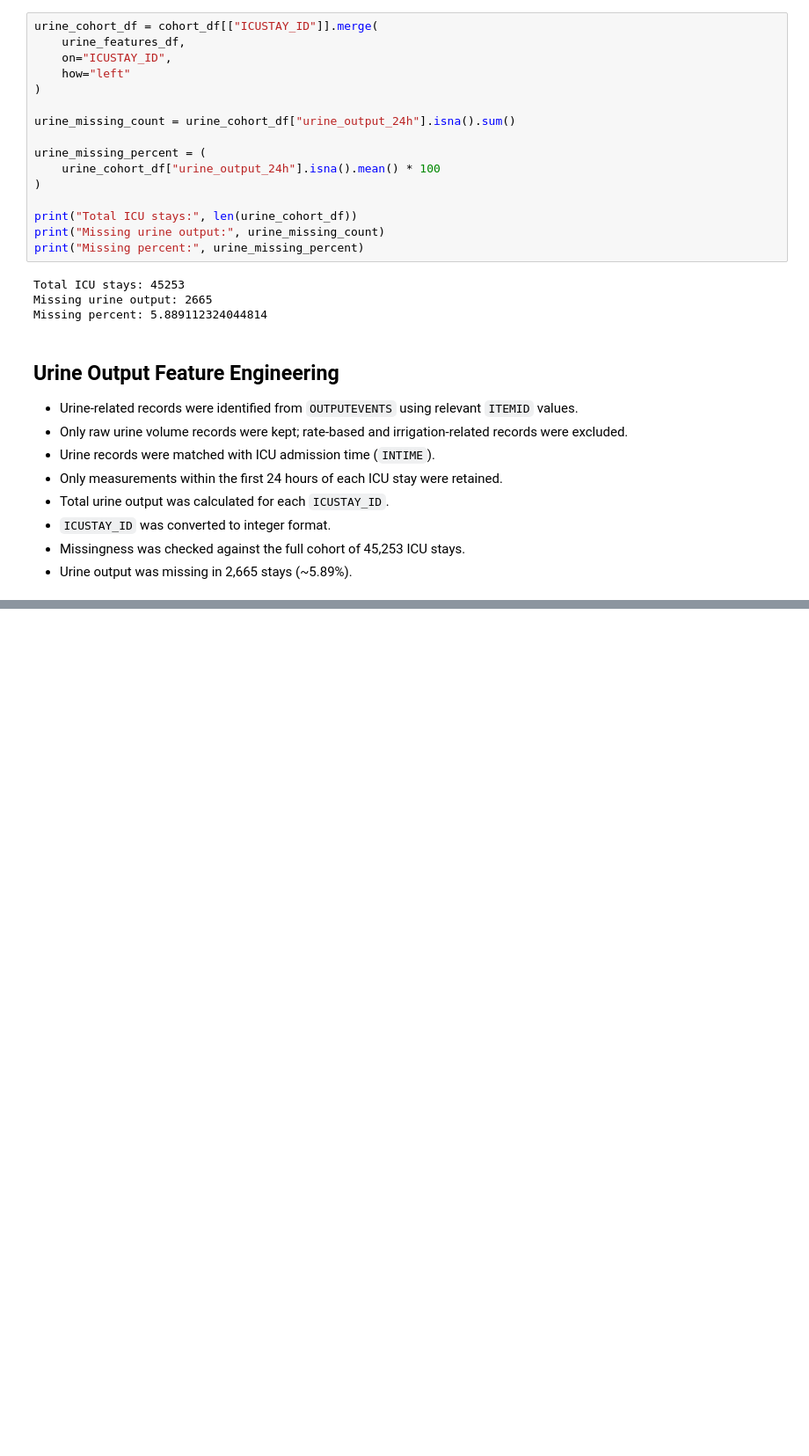
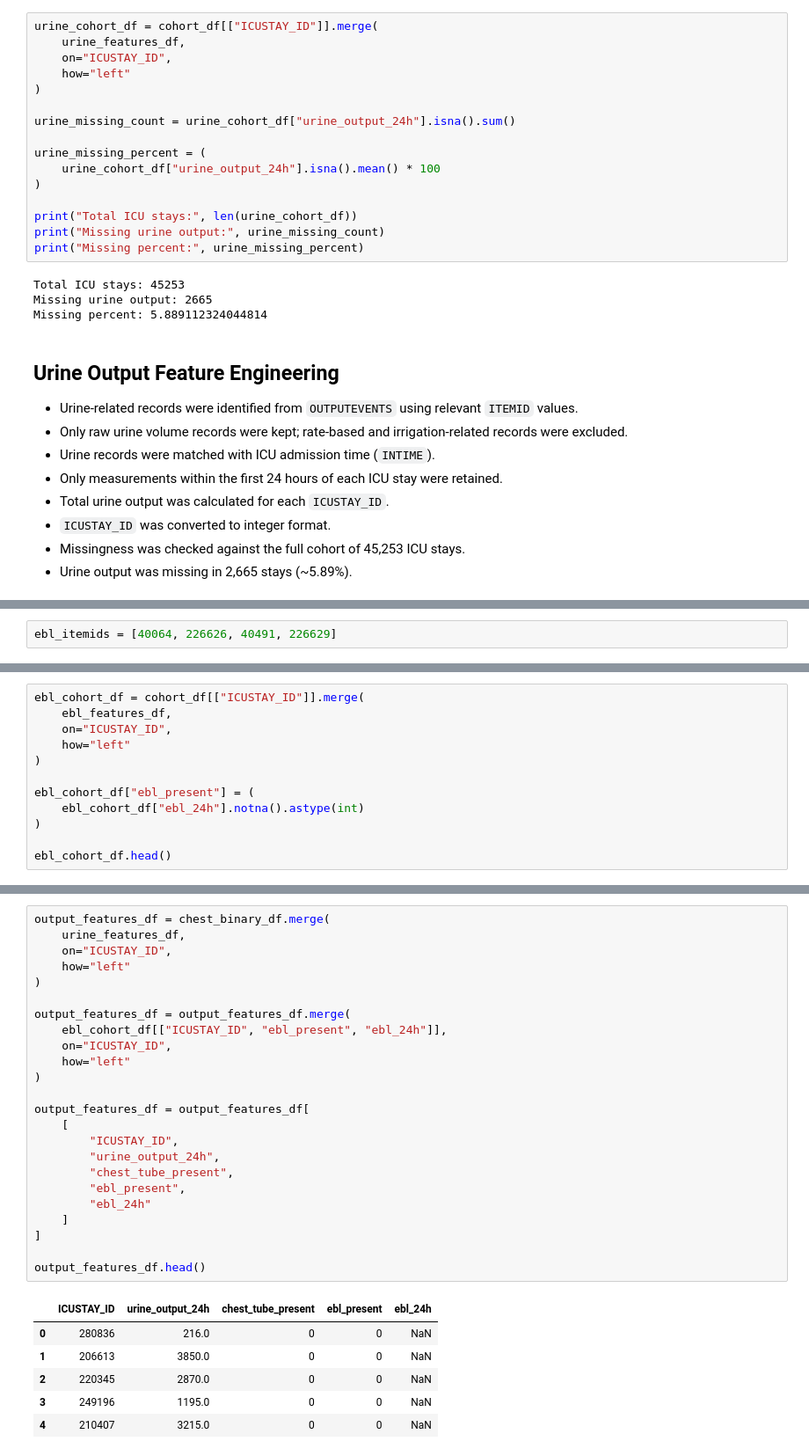
Before and after one commit to sengulozaydin/icu-risk-prediction, a Jupyter notebook: notebooks/03_output_events.ipynb, the cells around one changed output, grey strips where cells are left out. Shown at 88% size. Drawn from its saved outputs; the diff is of its cells as text; blank space fills up the shorter version.

```diff
--- a/notebooks/03_output_events.ipynb
+++ b/notebooks/03_output_events.ipynb
@@ -236,0 +386,2 @@ Missing percent: 5.889112324044814
+# %%
+ebl_itemids = [40064, 226626, 40491, 226629]
@@ -236,0 +412,12 @@ Missing percent: 5.889112324044814
+# %%
+ebl_cohort_df = cohort_df[["ICUSTAY_ID"]].merge(
+    ebl_features_df,
+    on="ICUSTAY_ID",
+    how="left"
+)
+
+ebl_cohort_df["ebl_present"] = (
+    ebl_cohort_df["ebl_24h"].notna().astype(int)
+)
+
+ebl_cohort_df.head()
@@ -236,0 +464,31 @@ Missing percent: 5.889112324044814
+# %%
+output_features_df = chest_binary_df.merge(
+    urine_features_df,
+    on="ICUSTAY_ID",
+    how="left"
+)
+
+output_features_df = output_features_df.merge(
+    ebl_cohort_df[["ICUSTAY_ID", "ebl_present", "ebl_24h"]],
+    on="ICUSTAY_ID",
+    how="left"
+)
+
+output_features_df = output_features_df[
+    [
+        "ICUSTAY_ID",
+        "urine_output_24h",
+        "chest_tube_present",
+        "ebl_present",
+        "ebl_24h"
+    ]
+]
+
+output_features_df.head()
+# %% [output]
+|  | ICUSTAY_ID | urine_output_24h | chest_tube_present | ebl_present | ebl_24h |
+| 0 | 280836 | 216.0 | 0 | 0 | NaN |
+| 1 | 206613 | 3850.0 | 0 | 0 | NaN |
+| 2 | 220345 | 2870.0 | 0 | 0 | NaN |
+| 3 | 249196 | 1195.0 | 0 | 0 | NaN |
+| 4 | 210407 | 3215.0 | 0 | 0 | NaN |
```
Also changed, not shown: parts of 15 cells of this notebook, 1 other file.
